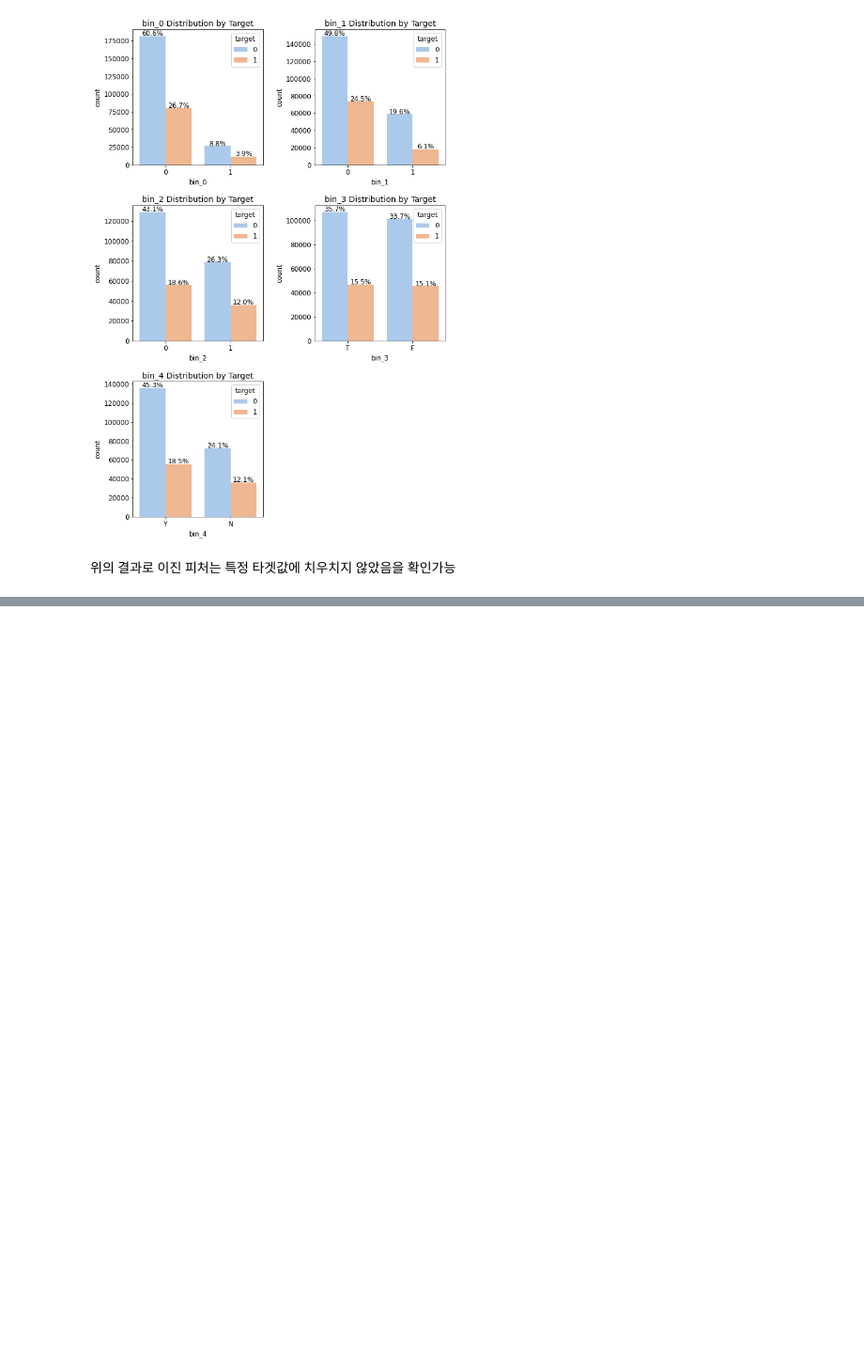
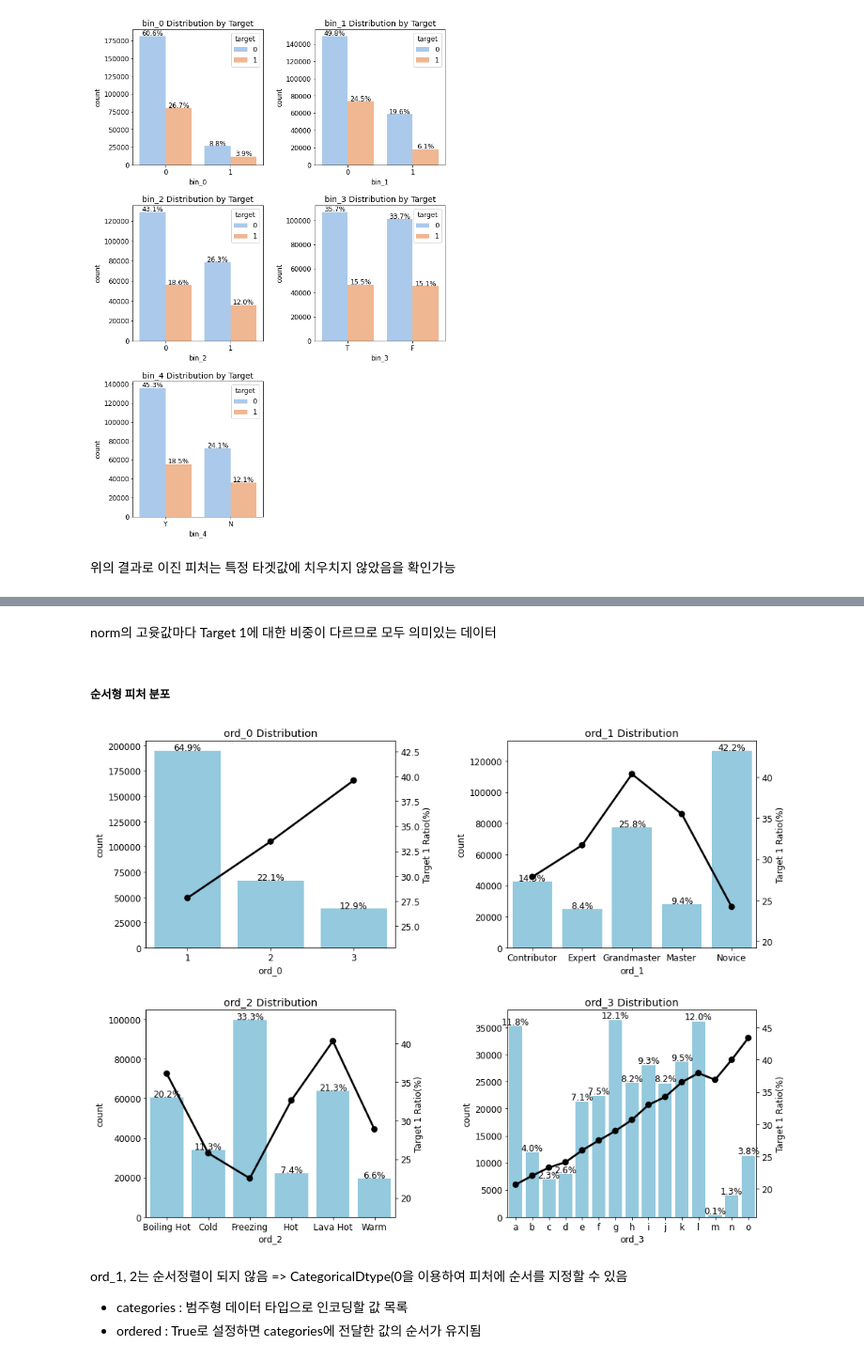
Before and after one commit to DrunkJin/Kaggle, a Jupyter notebook: categorical-feature-encoding-challenge-cocoyachi.ipynb, the cells around one changed output, grey strips where cells are left out. Shown at 94% size. Cells and saved outputs as stored; diff of their text form; code cells hidden in the pictures; blank space fills up the shorter version.

Commit message:
Kaggle Notebook | Categorical Feature Encoding Challenge_cocoyachi | Version 5

```diff
--- a/categorical-feature-encoding-challenge-cocoyachi.ipynb
+++ b/categorical-feature-encoding-challenge-cocoyachi.ipynb
@@ -217,0 +325,17 @@ for idx, feature in enumerate(bin_features):
+# %% [markdown]
+norm의 고윳값마다 Target 1에 대한 비중이 다르므로 모두 의미있는 데이터
+# %% [markdown]
+##### 순서형 피처 분포
+# %%
+ord_features = []
+for i in range(4):
+    ord_features.append(f'ord_{i}')
+
+plot_cat_dist_with_true_ratio(train, ord_features,
+                              num_rows=2, num_cols=2, size=(15, 12))
+# %% [output]
+[figure, added]
+# %% [markdown]
+ord_1, 2는 순서정렬이 되지 않음 => CategoricalDtype(0을 이용하여 피처에 순서를 지정할 수 있음
+* categories : 범주형 데이터 타입으로 인코딩할 값 목록
+* ordered : True로 설정하면 categories에 전달한 값의 순서가 유지됨
```
Also changed, not shown: parts of 23 cells of this notebook.
